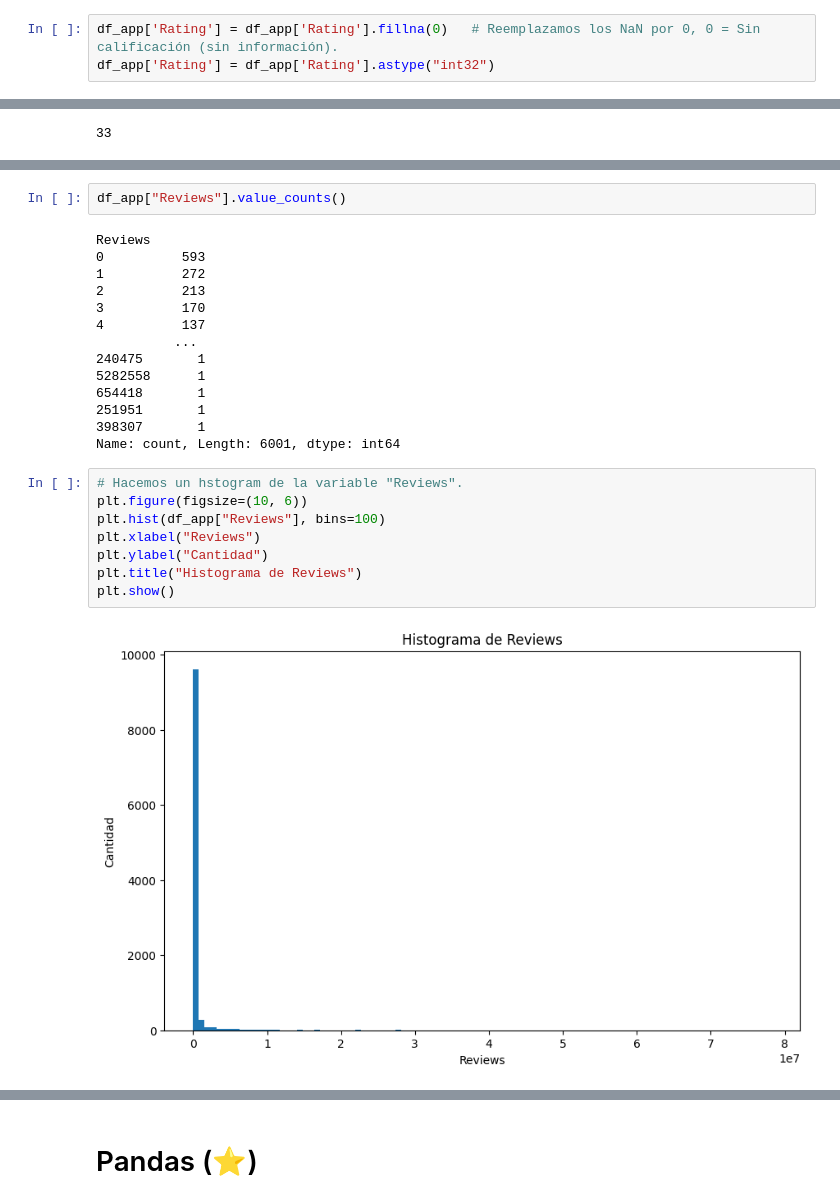
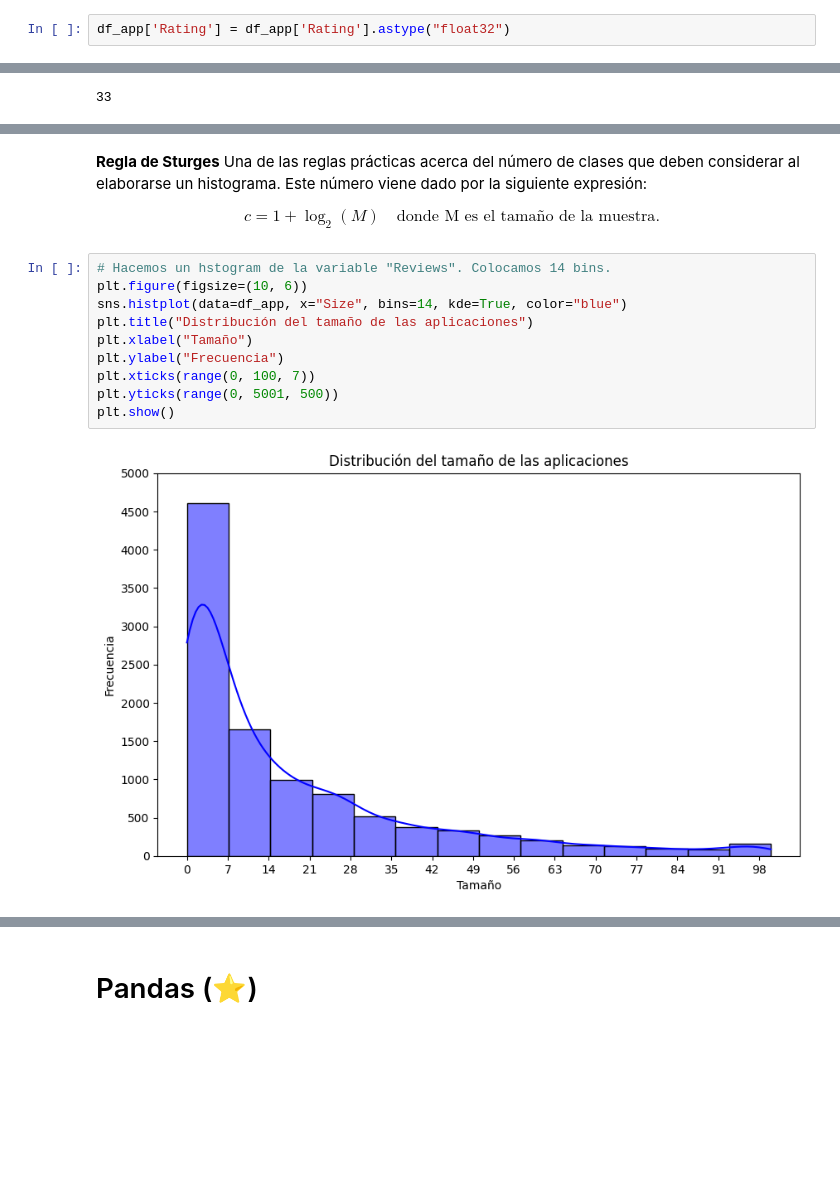
Before and after one commit to fernk01/Orga_Datos, a Jupyter notebook: tps/tp1/tp1.ipynb, the cells around one changed output, grey strips where cells are left out. Saved outputs shown, nothing was run; the diff lists cells and outputs as text; blank space fills up the shorter version.

```diff
--- a/tps/tp1/tp1.ipynb
+++ b/tps/tp1/tp1.ipynb
@@ -89,9 +89,8 @@ df_app["Category"] = df_app["Category"].astype("category")
 Cantidad de caterias en 'Category': 33
 # %% [markdown]
 ## Columna `Rating`
-# %%
-df_app['Rating'] = df_app['Rating'].fillna(0)   # Reemplazamos los NaN por 0, 0 = Sin calificación (sin información).
-df_app['Rating'] = df_app['Rating'].astype("int32")
+# %%
+df_app['Rating'] = df_app['Rating'].astype("float32")
 # %% [markdown]
 ## Columna `Rewiers`
 # %%
@@ -210,26 +188,18 @@ memory usage: 830.8+ KB
-# %%
-df_app["Reviews"].value_counts()
-# %% [output]
-Reviews
-0          593
-1          272
-2          213
-3          170
-4          137
-          ...
-240475       1
-5282558      1
-654418       1
-251951       1
-398307       1
-Name: count, Length: 6001, dtype: int64
+# %% [markdown]
+**Regla de Sturges**
+Una de las reglas prácticas acerca del número de clases que deben considerar al elaborarse un histograma.
+Este número viene dado por la siguiente expresión:
+
+$$ c=1+\log_{2}(M) \quad \text{donde M es el tamaño de la muestra.}$$
 # %%
-# Hacemos un hstogram de la variable "Reviews".
+# Hacemos un hstogram de la variable "Reviews". Colocamos 14 bins.
 plt.figure(figsize=(10, 6))
-plt.hist(df_app["Reviews"], bins=100)
-plt.xlabel("Reviews")
-plt.ylabel("Cantidad")
-plt.title("Histograma de Reviews")
+sns.histplot(data=df_app, x="Size", bins=14, kde=True, color="blue")
+plt.title("Distribución del tamaño de las aplicaciones")
+plt.xlabel("Tamaño")
+plt.ylabel("Frecuencia")
+plt.xticks(range(0, 100, 7))
+plt.yticks(range(0, 5001, 500))
 plt.show()
 # %% [output]
-[figure, old version]
+[figure, new version]
```
Also changed, not shown: parts of 10 cells of this notebook.
